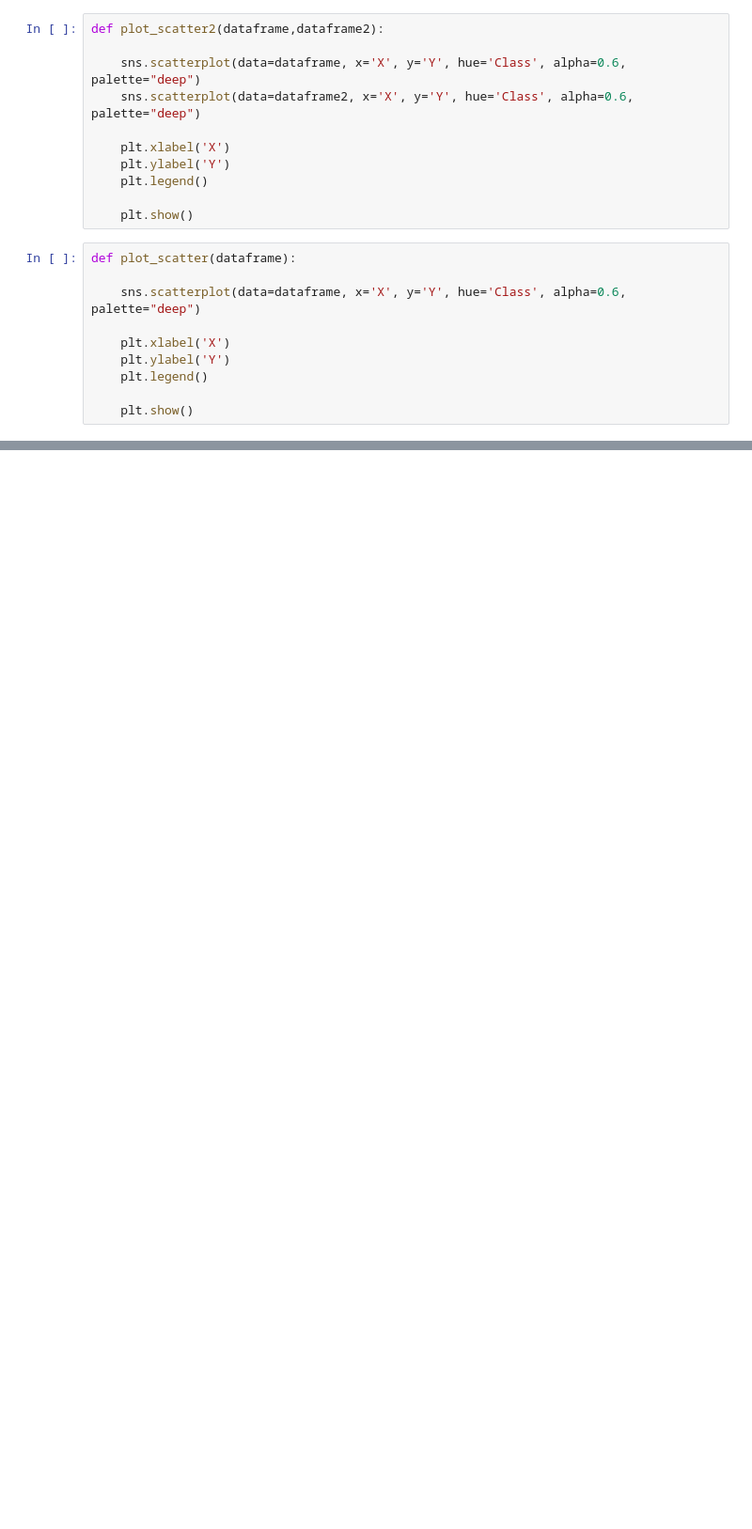
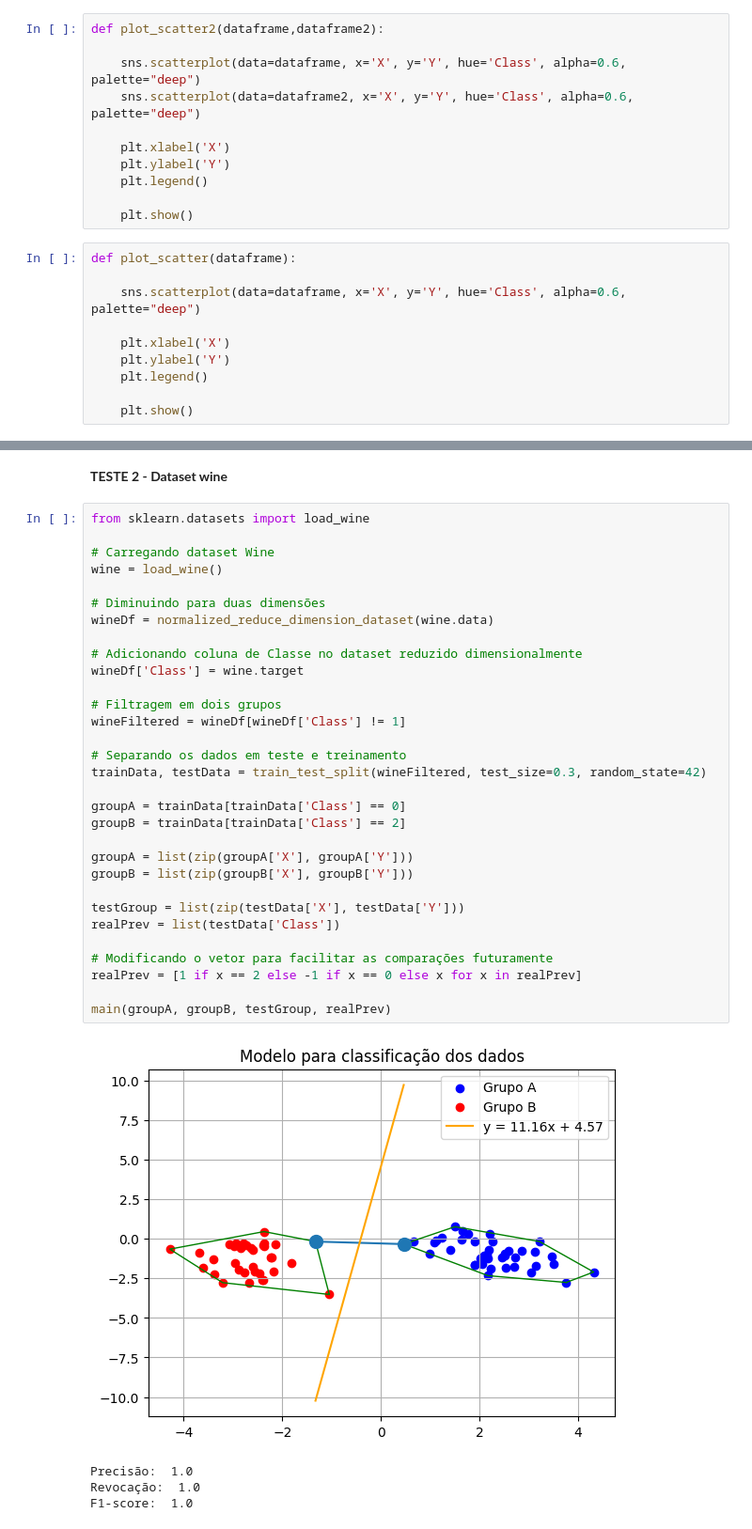
Before and after one commit to Igoreduardobraga/TP-1-ALG2, a Jupyter notebook: TP1_ALGII.ipynb, the cells around one changed output, grey strips where cells are left out. Shown at 94% size. Saved outputs shown, nothing was run; the diff lists cells and outputs as text; blank space fills up the shorter version.

```diff
--- a/TP1_ALGII.ipynb
+++ b/TP1_ALGII.ipynb
@@ -723,0 +499,38 @@ Os dados não são separáveis linearmente.
+# %% [markdown]
+**TESTE 2 - Dataset wine**
+# %%
+from sklearn.datasets import load_wine
+
+# Carregando dataset Wine
+wine = load_wine()
+
+# Diminuindo para duas dimensões
+wineDf = normalized_reduce_dimension_dataset(wine.data)
+
+# Adicionando coluna de Classe no dataset reduzido dimensionalmente
+wineDf['Class'] = wine.target
+
+# Filtragem em dois grupos
+wineFiltered = wineDf[wineDf['Class'] != 1]
+
+# Separando os dados em teste e treinamento
+trainData, testData = train_test_split(wineFiltered, test_size=0.3, random_state=42)
+
+groupA = trainData[trainData['Class'] == 0]
+groupB = trainData[trainData['Class'] == 2]
+
+groupA = list(zip(groupA['X'], groupA['Y']))
+groupB = list(zip(groupB['X'], groupB['Y']))
+
+testGroup = list(zip(testData['X'], testData['Y']))
+realPrev = list(testData['Class'])
+
+# Modificando o vetor para facilitar as comparações futuramente
+realPrev = [1 if x == 2 else -1 if x == 0 else x for x in realPrev]
+
+main(groupA, groupB, testGroup, realPrev)
+# %% [output]
+[figure, added]
+Precisão:  1.0
+Revocação:  1.0
+F1-score:  1.0
```
Also changed, not shown: parts of 79 cells of this notebook, 2 other files.
